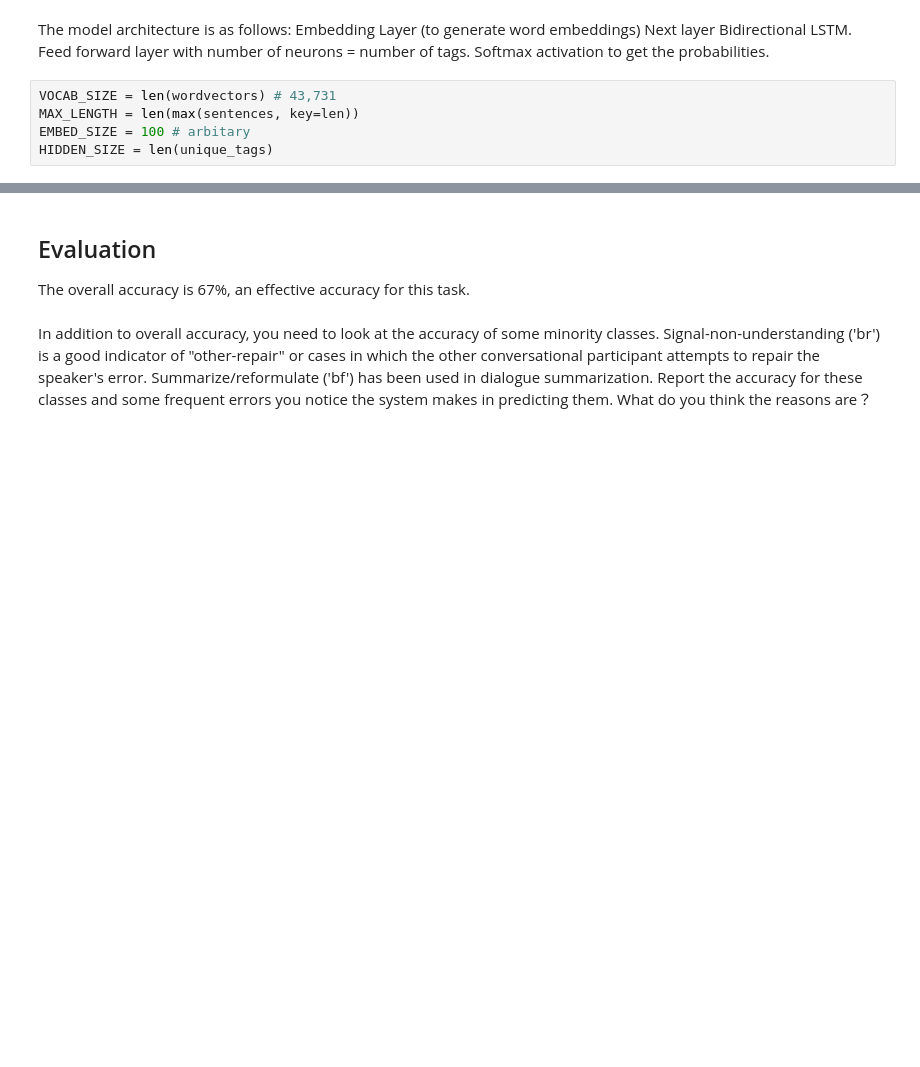
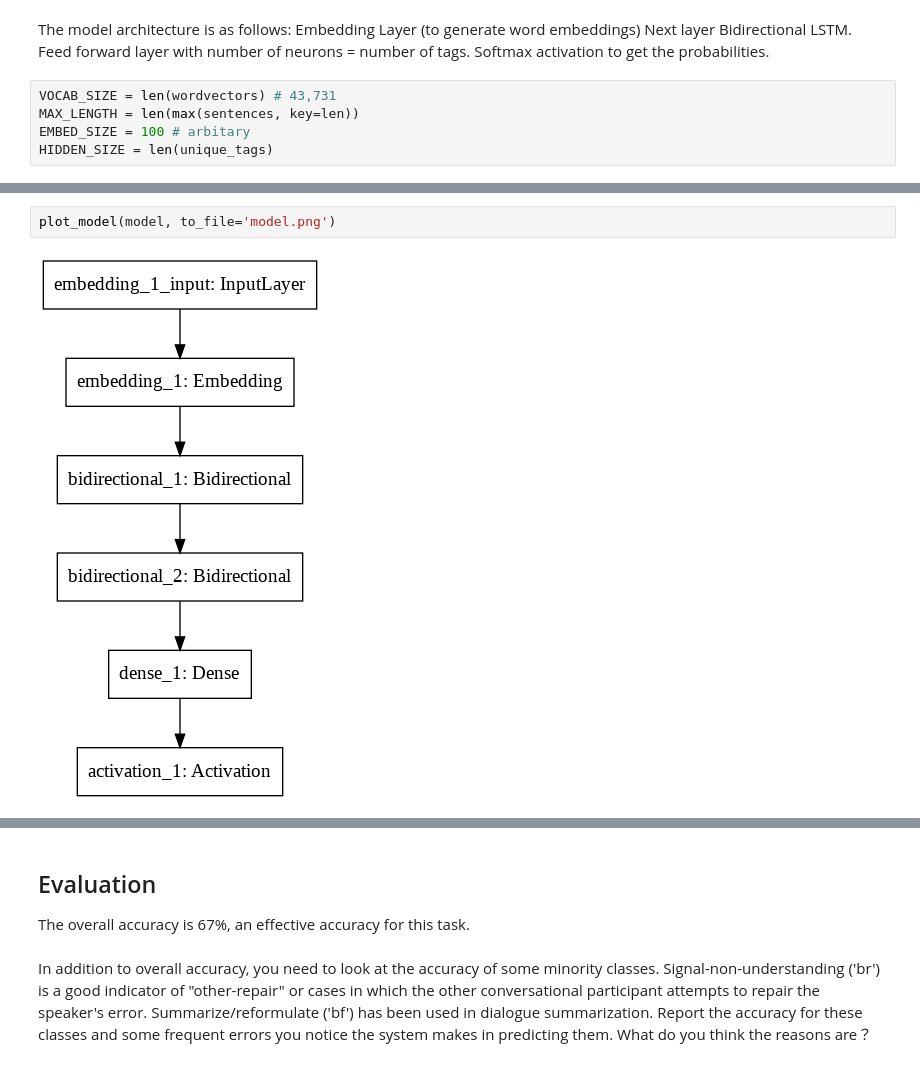
Before and after one commit to Ani997/msc_ai_sem2, a Jupyter notebook: NN_NLP/Lab11-12_dialogue_act_tagging/Lab_11_Dialogue_Act_Tagging.ipynb, the cells around one changed output, grey strips where cells are left out. Cells and saved outputs as stored; diff of their text form; blank space fills up the shorter version.

```diff
--- a/NN_NLP/Lab11-12_dialogue_act_tagging/Lab_11_Dialogue_Act_Tagging.ipynb
+++ b/NN_NLP/Lab11-12_dialogue_act_tagging/Lab_11_Dialogue_Act_Tagging.ipynb
@@ -243,6 +241,10 @@ Total params: 4,471,097
 Trainable params: 4,471,097
 Non-trainable params: 0
 _________________________________________________________________
+# %%
+plot_model(model, to_file='model.png')
+# %% [output]
+[figure, added]
 # %%
 # Train the model - using validation
 history = model.fit(train_input,
```
Also changed, not shown: parts of 53 cells of this notebook, 3 other files.
